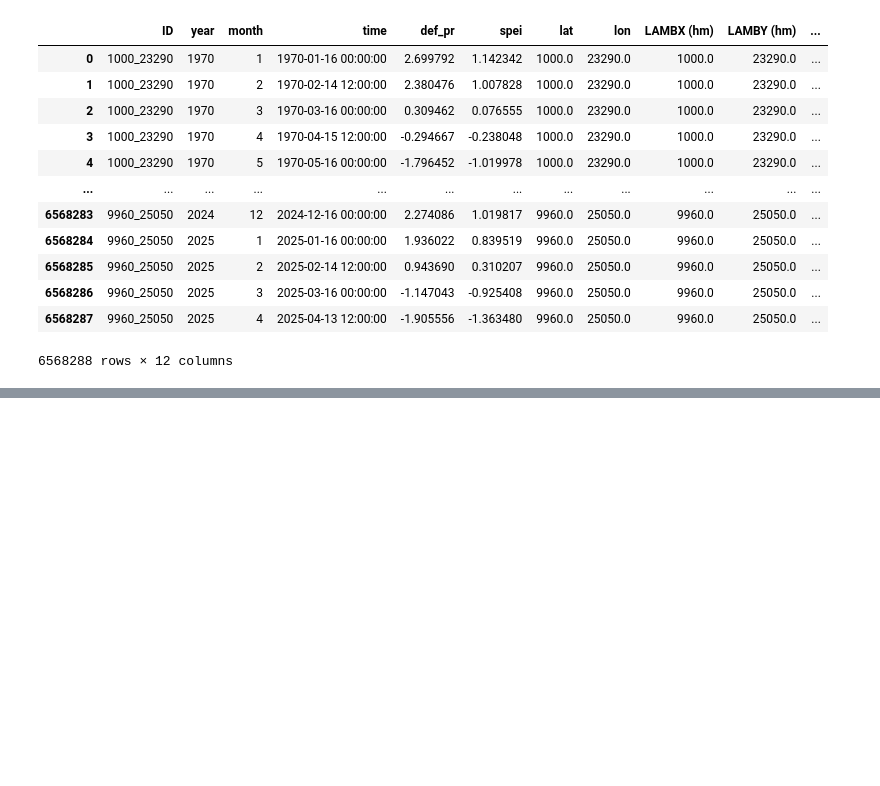
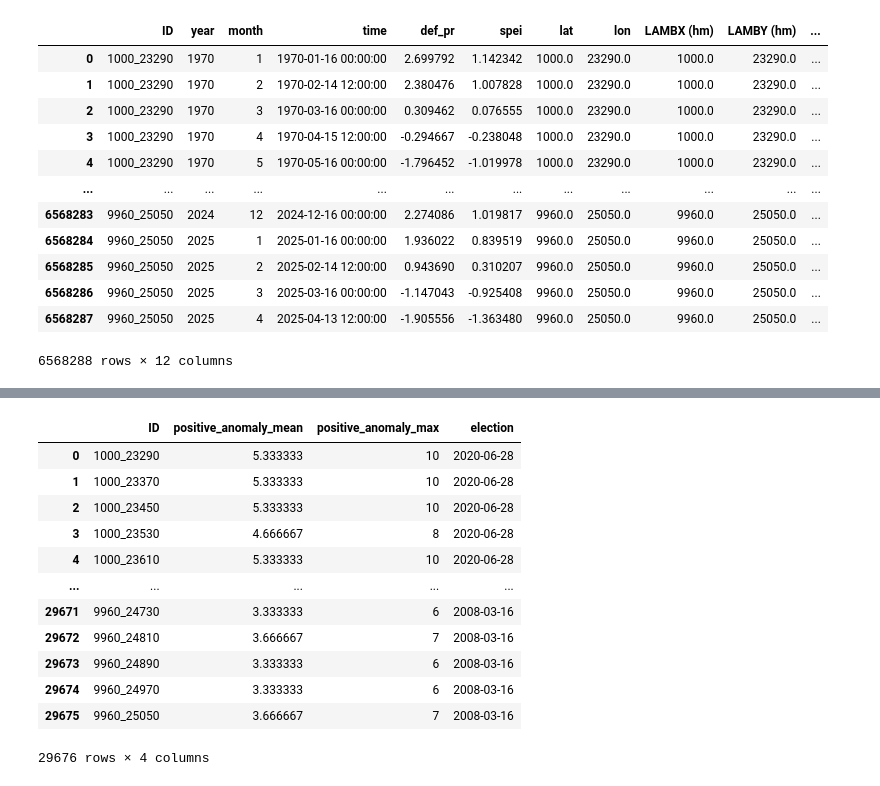
Before and after one commit to colinlenoble/Voting-EWE, a Jupyter notebook: droughts_test.ipynb, the cells around one changed output, grey strips where cells are left out. Saved outputs shown, nothing was run; the diff lists cells and outputs as text; code cells hidden in the pictures; blank space fills up the shorter version.

```diff
--- a/droughts_test.ipynb
+++ b/droughts_test.ipynb
@@ -261,6 +184,0 @@ df_spei.spei.mean()
-# %%
-#test with one row
-from tqdm import tqdm
-for i, row in tqdm(df_droughts.iterrows(), total=df_droughts.shape[0]):
-    spei = extract_spei(row, df_spei)
-    print(spei)
@@ -280,0 +219,18 @@ for i, row in tqdm(df_droughts.iterrows(), total=df_droughts.shape[0]):
+# %%
+df_spei_election = pd.DataFrame()
+for i, election_date in enumerate(list_date_election):
+    start = election_date - pd.DateOffset(month=3)
+    end = election_date
+    df_spei_temp = df_spei[(df_spei['time'] >= start) & (df_spei['time'] <= end)]
+    df_spei_temp = df_spei_temp[['ID','spei']].groupby(['ID']).agg(['mean', 'min', 'max']).reset_index()
+    # df_spei_temp = df_spei_temp.rename(columns={'mean': 'mean_spei', 'min': 'min_spei', 'max': 'max_spei'})
+    df_spei_temp['election'] = election_date
+
+    df_spei_election = pd.concat([df_spei_election, df_spei_temp], axis=0)
+df_spei_election.reset_index(drop=True, inplace=True)
+#concatenate the multiindex columns into a single column
+df_spei_election.columns = ['_'.join(col).strip() for col in df_spei_election.columns.values]
+#remove _ at the end of the column names
+df_spei_election.columns = df_spei_election.columns.str.rstrip('_')
+
+df_spei_election['droughts'] = (df_spei_election.spei_mean <-1) & (df_spei_election.spei_min<(-1*df_spei_election.spei_max)) & (df_spei_election.spei_min <-1)
@@ -280,0 +260,35 @@ for i, row in tqdm(df_droughts.iterrows(), total=df_droughts.shape[0]):
+# %%
+df_anomaly = pd.DataFrame()
+df_anomaly_temp['time'] = pd.to_datetime(df_anomaly_temp['year'].astype(str) + '-' + df_anomaly_temp['month'].astype(str) + '-01', format='%Y-%m-%d')
+
+for i, election_date in enumerate(list_date_election):
+    start = election_date - pd.DateOffset(years=1)
+    end = election_date
+    df_temp = df_anomaly_temp[(df_anomaly_temp['time'] >= start) & (df_anomaly_temp['time'] <= end)]
+    df_temp = df_temp[df_temp.month.isin([6, 7, 8])]
+    df_temp = df_temp[['ID','positive_anomaly']].groupby(['ID']).agg(['mean', 'max']).reset_index()
+    # df_spei_temp = df_spei_temp.rename(columns={'mean': 'mean_spei', 'min': 'min_spei', 'max': 'max_spei'})
+    df_temp['election'] = election_date
+
+    df_anomaly = pd.concat([df_anomaly, df_temp], axis=0)
+
+df_anomaly.reset_index(drop=True, inplace=True)
+#concatenate the multiindex columns into a single column
+df_anomaly.columns = ['_'.join(col).strip() for col in df_anomaly.columns.values]
+#remove _ at the end of the column names
+df_anomaly.columns = df_anomaly.columns.str.rstrip('_')
+df_anomaly
+# %% [output]
+|  | ID | positive_anomaly_mean | positive_anomaly_max | election |
+| 0 | 1000_23290 | 5.333333 | 10 | 2020-06-28 |
+| 1 | 1000_23370 | 5.333333 | 10 | 2020-06-28 |
+| 2 | 1000_23450 | 5.333333 | 10 | 2020-06-28 |
+| 3 | 1000_23530 | 4.666667 | 8 | 2020-06-28 |
+| 4 | 1000_23610 | 5.333333 | 10 | 2020-06-28 |
+| ... | ... | ... | ... | ... |
+| 29671 | 9960_24730 | 3.333333 | 6 | 2008-03-16 |
+| 29672 | 9960_24810 | 3.666667 | 7 | 2008-03-16 |
+| 29673 | 9960_24890 | 3.333333 | 6 | 2008-03-16 |
+| 29674 | 9960_24970 | 3.333333 | 6 | 2008-03-16 |
+| 29675 | 9960_25050 | 3.666667 | 7 | 2008-03-16 |
+29676 rows × 4 columns
```
Also changed, not shown: parts of 21 cells of this notebook.
